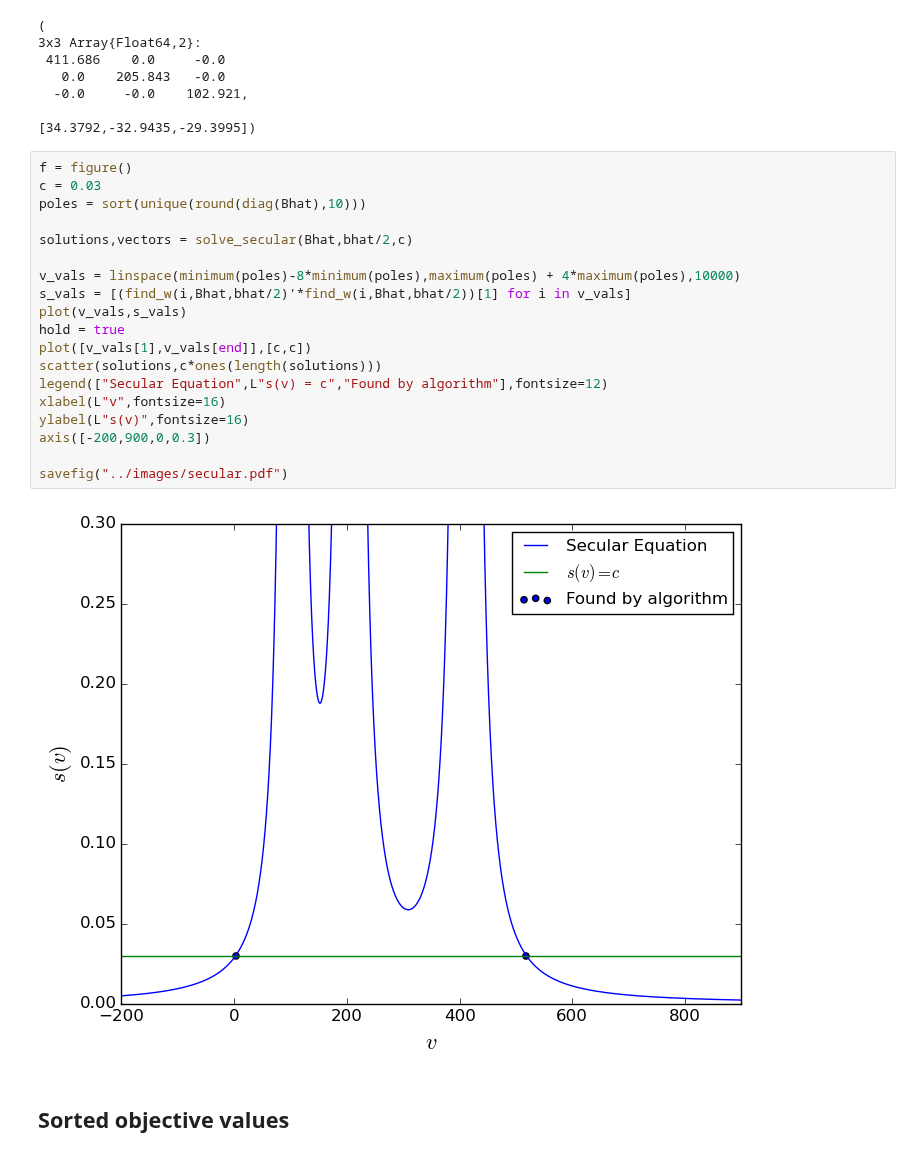
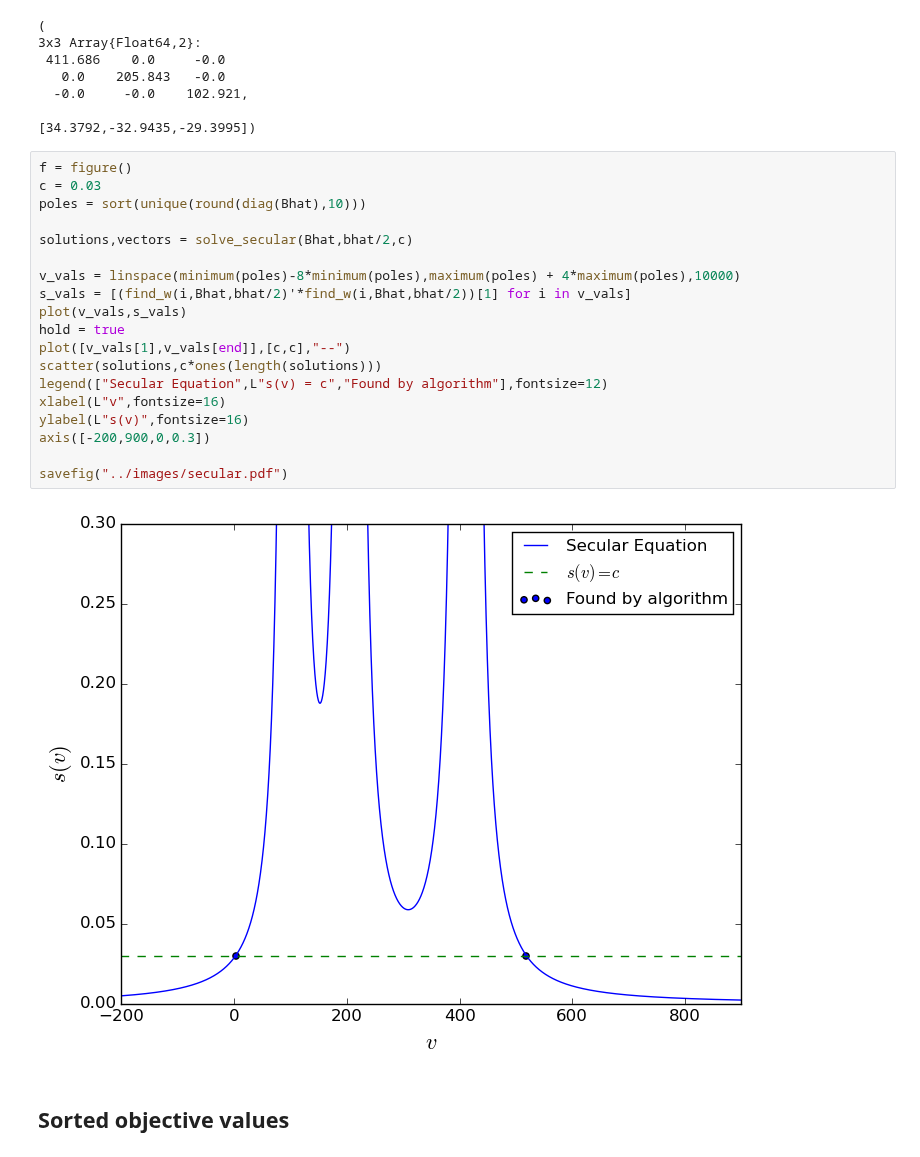
Before and after one commit to kersulis/TemporalInstanton.jl, a Jupyter notebook: nbs/2015-03-28 Generating Paper Figures.ipynb, the cells around one changed output. Cells and saved outputs as stored; diff of their text form.

```diff
--- a/nbs/2015-03-28 Generating Paper Figures.ipynb
+++ b/nbs/2015-03-28 Generating Paper Figures.ipynb
@@ -106,24 +106,24 @@ loaded
 # %%
 f = figure()
 c = 0.03
 poles = sort(unique(round(diag(Bhat),10)))
 
 solutions,vectors = solve_secular(Bhat,bhat/2,c)
 
 v_vals = linspace(minimum(poles)-8*minimum(poles),maximum(poles) + 4*maximum(poles),10000)
 s_vals = [(find_w(i,Bhat,bhat/2)'*find_w(i,Bhat,bhat/2))[1] for i in v_vals]
 plot(v_vals,s_vals)
 hold = true
-plot([v_vals[1],v_vals[end]],[c,c])
+plot([v_vals[1],v_vals[end]],[c,c],"--")
 scatter(solutions,c*ones(length(solutions)))
 legend(["Secular Equation",L"s(v) = c","Found by algorithm"],fontsize=12)
 xlabel(L"v",fontsize=16)
 ylabel(L"s(v)",fontsize=16)
 axis([-200,900,0,0.3])
 
 savefig("../images/secular.pdf")
 # %% [output]
-[figure, old version]
+[figure, new version]
 # %% [markdown]
 ## Sorted objective values
 # %%
```
Also changed, not shown: 15 other files.
